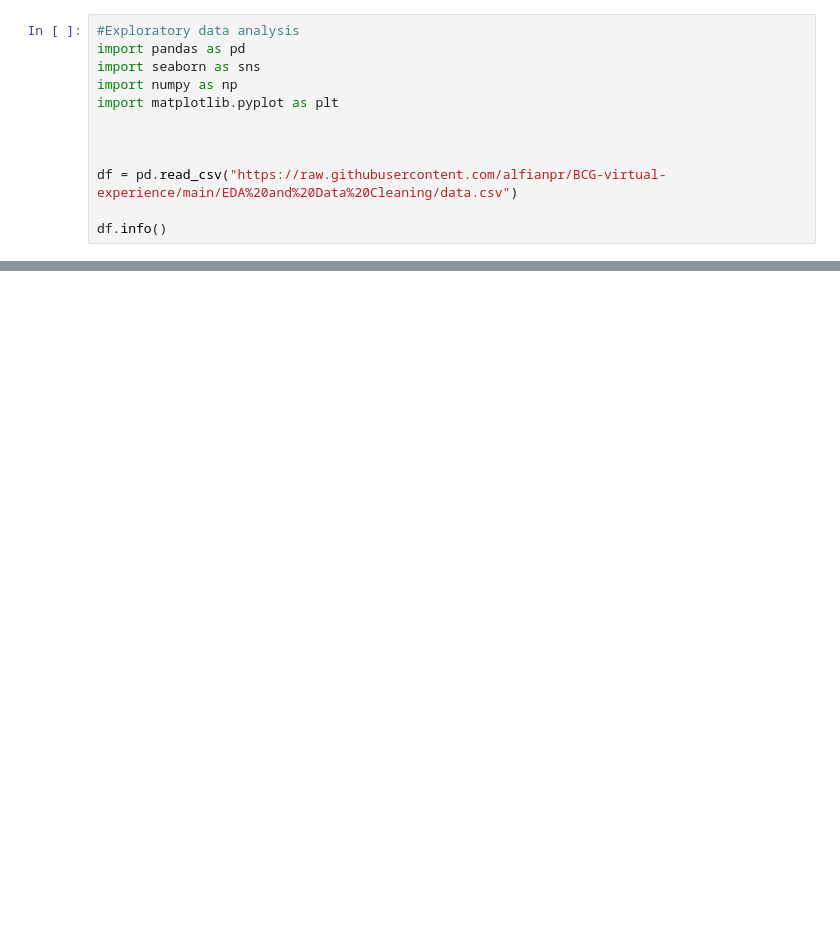
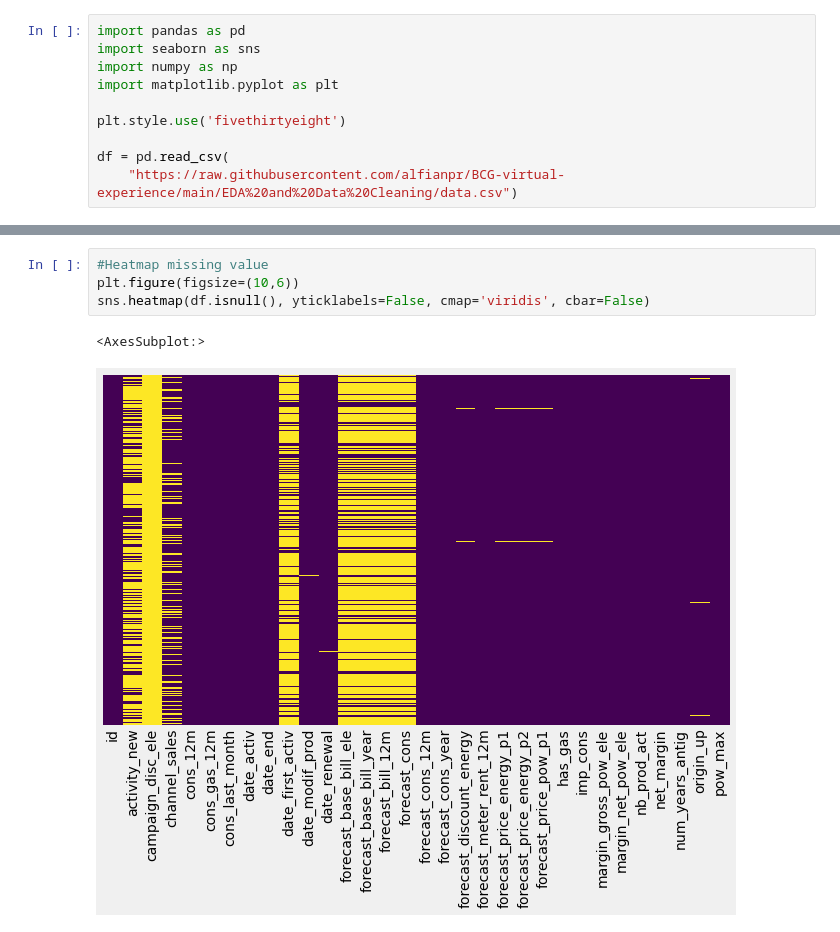
Before and after one commit to alfianpr/BCG-virtual-experience, a Jupyter notebook: EDA and Data Cleaning/data.ipynb, the cells around one changed output, grey strips where cells are left out. Saved outputs shown, nothing was run; the diff lists cells and outputs as text; blank space fills up the shorter version.

```diff
--- a/EDA and Data Cleaning/data.ipynb
+++ b/EDA and Data Cleaning/data.ipynb
@@ -1,12 +1,10 @@
 # %%
-#Exploratory data analysis
 import pandas as pd
 import seaborn as sns
 import numpy as np
 import matplotlib.pyplot as plt
 
+plt.style.use('fivethirtyeight')
 
-
-df = pd.read_csv("https://raw.githubusercontent.com/alfianpr/BCG-virtual-experience/main/EDA%20and%20Data%20Cleaning/data.csv")
-
-df.info()
+df = pd.read_csv(
+    "https://raw.githubusercontent.com/alfianpr/BCG-virtual-experience/main/EDA%20and%20Data%20Cleaning/data.csv")
@@ -30,0 +126,7 @@ memory usage: 3.9+ MB
+# %%
+#Heatmap missing value
+plt.figure(figsize=(10,6))
+sns.heatmap(df.isnull(), yticklabels=False, cmap='viridis', cbar=False)
+# %% [output]
+<AxesSubplot:>
+[figure, added]
```
Also changed, not shown: parts of 9 cells of this notebook, 1 other file.
